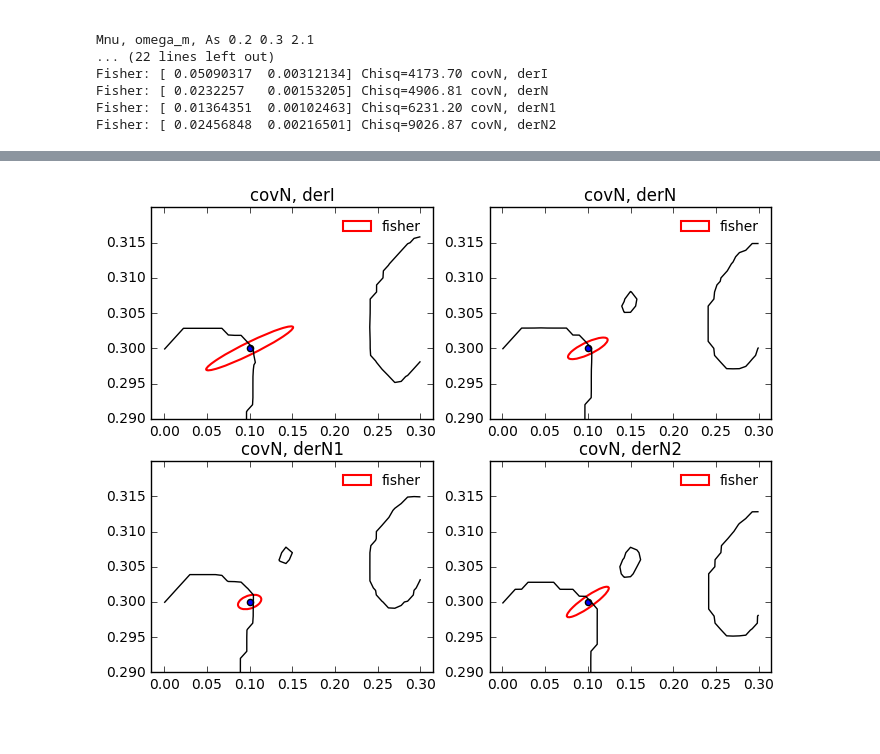
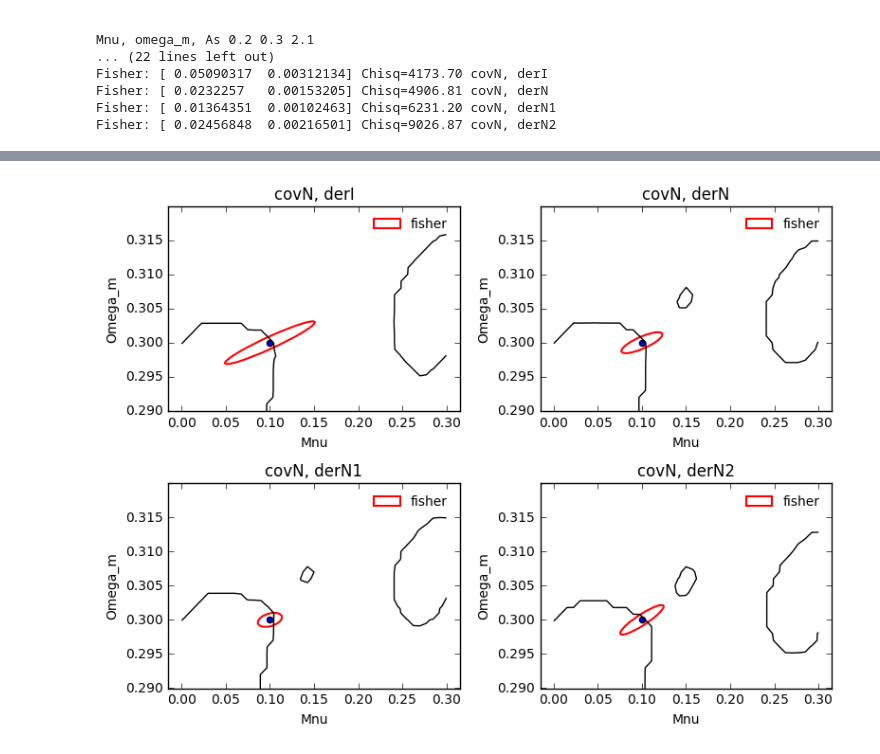
Before and after one commit to liuxx479/PDFs, a Jupyter notebook: test_avg.ipynb, the cells around one changed output, grey strips where cells are left out. Saved outputs shown, nothing was run; the diff lists cells and outputs as text; code cells hidden in the pictures.

```diff
--- a/test_avg.ipynb
+++ b/test_avg.ipynb
@@ -325,5 +325,8 @@ for ax in (ax1,ax2,ax3,ax4):
     ax.legend(fontsize=10, frameon=0, loc=0)
     ax.set_title(labels[i-1])
     i+=1
+    ax.set_xlabel('Mnu')
+    ax.set_ylabel('Omega_m')
+plt.tight_layout()
 show()
 # %% [output]
@@ -377,5 +380,8 @@ for ifunc in ('multiquadric', 'inverse','gaussian','linear','cubic','quintic','t
         else:
             ax.set_title(labels[i-1])
         i+=1
+    ax.set_xlabel('Mnu')
+    ax.set_ylabel('Omega_m')
+    plt.tight_layout()
     show()
 # %% [output]
@@ -424,31 +430,34 @@ for iNa in range(Na):
         chiplans[3, iNa, iNb] = chin1_interp(Mnu_arr[iNa], Om_arr[iNb], 2.1)
         chiplans[4, iNa, iNb] = chin2_interp(Mnu_arr[iNa], Om_arr[iNb], 2.1)
 
 chiplans[chiplans<0]=0
 ############# plotting
 labels = ['covN, derI','covN, derN','covN, derN1','covN, derN2']
 seed(55)
 
 f, ((ax1,ax2),(ax3,ax4))  = subplots(2,2,figsize=(8,6))
 
 i=1
 for ax in (ax1,ax2,ax3,ax4):
     icolor='k'
 
     ichi = chiplans[i]
 
     ip = exp(-0.5*ichi).T
     iF = Flist[i][0]
     il = sort(WLanalysis.findlevel(ip))
     ax.contour(X, Y, ip,levels=[il[0],], origin='lower',aspect='auto',
                interpolation='nearest',colors=icolor,label=labels[i-1],lw=0.5)
 
     plotEllipse([0.1, 0.3], mat(iF).I, 'r','solid','fisher',ax)
     ax.scatter(0.1, 0.3)
     ax.set_ylim(0.29, 0.32)
     ax.legend(fontsize=10, frameon=0, loc=0)
     ax.set_title(labels[i-1])
     i+=1
+    ax.set_xlabel('Mnu')
+    ax.set_ylabel('Omega_m')
+plt.tight_layout()
 show()
 # %% [output]
-[figure, old version]
+[figure, new version]
```
Also changed, not shown: parts of 3 cells of this notebook, 2 other files.
